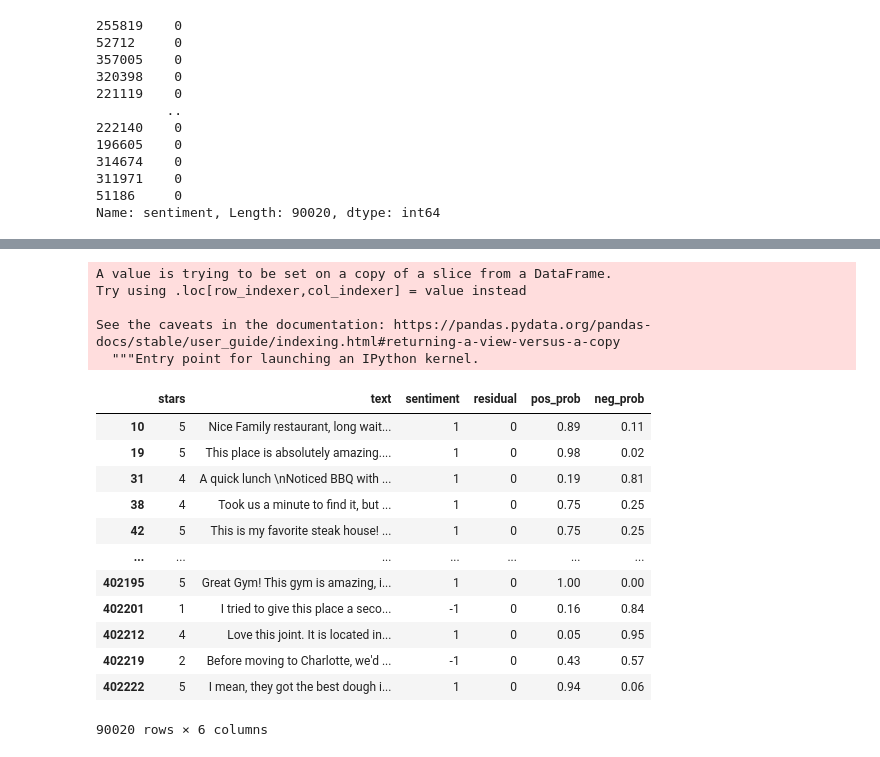
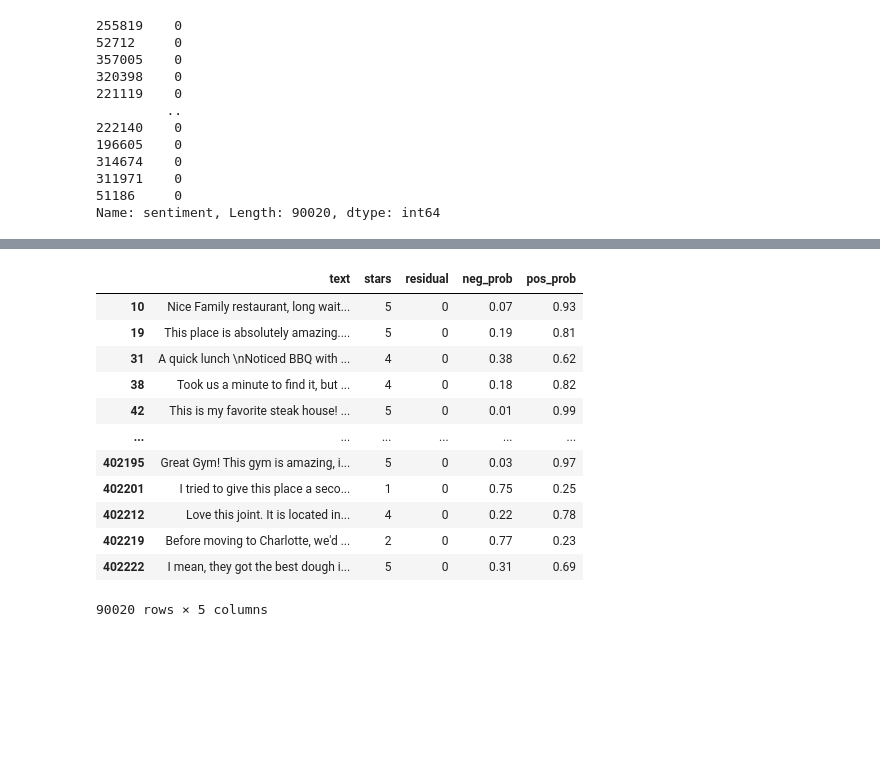
Before and after one commit to RubenBec/Capestone3, a Jupyter notebook: version3.ipynb, the cells around one changed output, grey strips where cells are left out. Cells and saved outputs as stored; diff of their text form; code cells hidden in the pictures; blank space fills up the shorter version.

```diff
--- a/version3.ipynb
+++ b/version3.ipynb
@@ -269,23 +229,22 @@ See the caveats in the documentation: https://pandas.pydata.org/pandas-docs/stab
-# %%
-test_df['neg_prob'], test_df['pos_prob'] = proba.T
-test_df
-# %% [output]
-A value is trying to be set on a copy of a slice from a DataFrame.
-Try using .loc[row_indexer,col_indexer] = value instead
-
-See the caveats in the documentation: https://pandas.pydata.org/pandas-docs/stable/user_guide/indexing.html#returning-a-view-versus-a-copy
-  """Entry point for launching an IPython kernel.
-|  | stars | text | sentiment | residual | pos_prob | neg_prob |
-| 10 | 5 | Nice Family restaurant, long wait... | 1 | 0 | 0.89 | 0.11 |
-| 19 | 5 | This place is absolutely amazing.... | 1 | 0 | 0.98 | 0.02 |
-| 31 | 4 | A quick lunch \nNoticed BBQ with ... | 1 | 0 | 0.19 | 0.81 |
-| 38 | 4 | Took us a minute to find it, but ... | 1 | 0 | 0.75 | 0.25 |
-| 42 | 5 | This is my favorite steak house! ... | 1 | 0 | 0.75 | 0.25 |
-| ... | ... | ... | ... | ... | ... | ... |
-| 402195 | 5 | Great Gym! This gym is amazing, i... | 1 | 0 | 1.00 | 0.00 |
-| 402201 | 1 | I tried to give this place a seco... | -1 | 0 | 0.16 | 0.84 |
-| 402212 | 4 | Love this joint. It is located in... | 1 | 0 | 0.05 | 0.95 |
-| 402219 | 2 | Before moving to Charlotte, we'd ... | -1 | 0 | 0.43 | 0.57 |
-| 402222 | 5 | I mean, they got the best dough i... | 1 | 0 | 0.94 | 0.06 |
-90020 rows × 6 columns
+# %%
+new_df = X_test.to_frame()
+new_df['stars'] = test_df['stars']
+new_df['residual'] = residual.T
+new_df['neg_prob'], new_df['pos_prob'] = proba.T
+new_df.sort_index(inplace=True)
+new_df
+# %% [output]
+|  | text | stars | residual | neg_prob | pos_prob |
+| 10 | Nice Family restaurant, long wait... | 5 | 0 | 0.07 | 0.93 |
+| 19 | This place is absolutely amazing.... | 5 | 0 | 0.19 | 0.81 |
+| 31 | A quick lunch \nNoticed BBQ with ... | 4 | 0 | 0.38 | 0.62 |
+| 38 | Took us a minute to find it, but ... | 4 | 0 | 0.18 | 0.82 |
+| 42 | This is my favorite steak house! ... | 5 | 0 | 0.01 | 0.99 |
+| ... | ... | ... | ... | ... | ... |
+| 402195 | Great Gym! This gym is amazing, i... | 5 | 0 | 0.03 | 0.97 |
+| 402201 | I tried to give this place a seco... | 1 | 0 | 0.75 | 0.25 |
+| 402212 | Love this joint. It is located in... | 4 | 0 | 0.22 | 0.78 |
+| 402219 | Before moving to Charlotte, we'd ... | 2 | 0 | 0.77 | 0.23 |
+| 402222 | I mean, they got the best dough i... | 5 | 0 | 0.31 | 0.69 |
+90020 rows × 5 columns
 # %%
```
Also changed, not shown: parts of 11 cells of this notebook.
